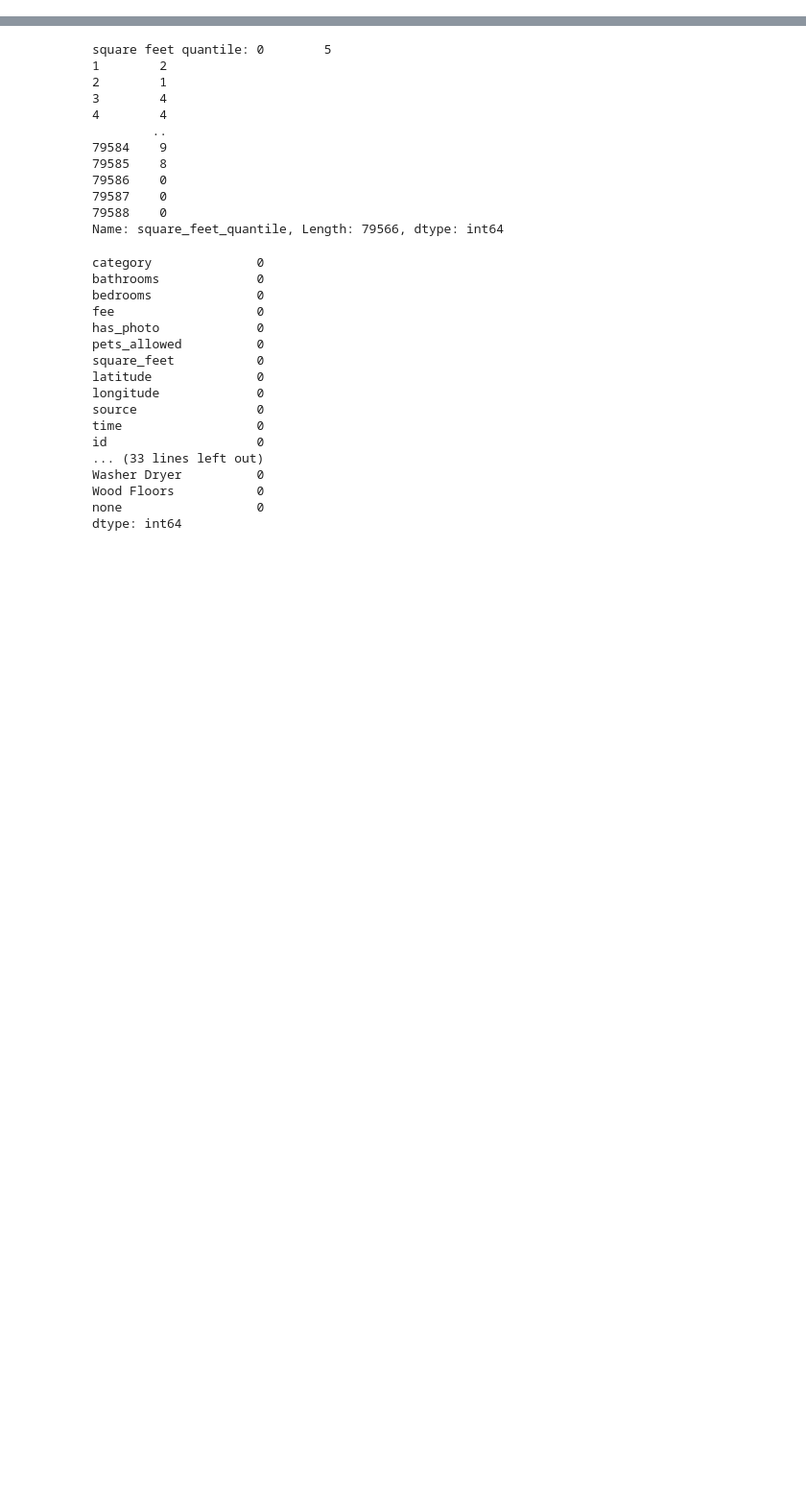
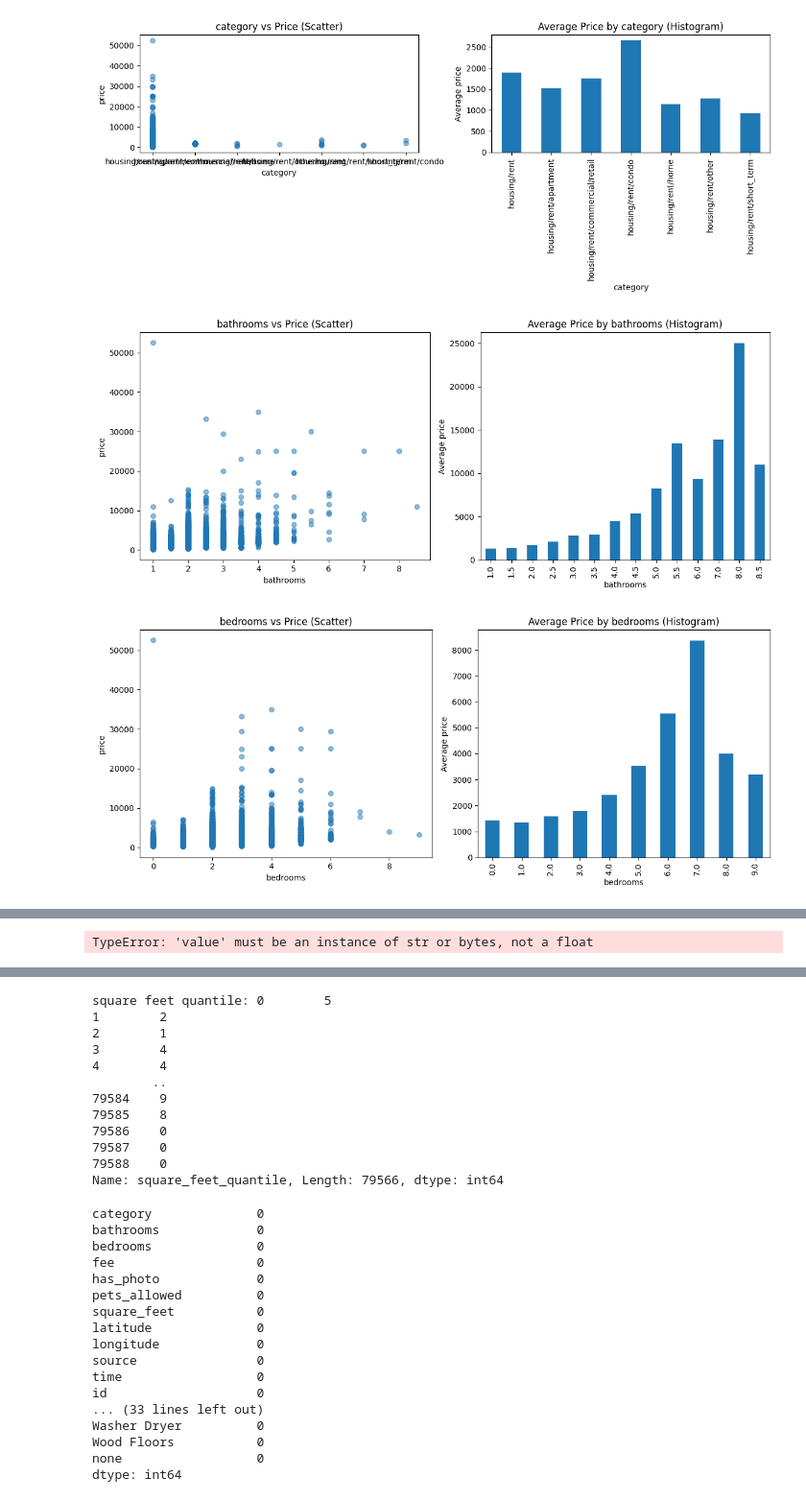
Before and after one commit to giulianaparadiso99/Data-science-lab-process-and-methods, a Jupyter notebook: main2.ipynb, the cells around one changed output, grey strips where cells are left out. Shown: that part at 96% size. Saved outputs shown, nothing was run; the diff lists cells and outputs as text; code cells hidden in the pictures; blank space fills up the shorter version.

```diff
--- a/main2.ipynb
+++ b/main2.ipynb
@@ -31,0 +98,9 @@ evaluate_df = pd.read_csv("evaluation.csv", header="infer")
+# %%
+df_2 = df.drop(columns=['amenities', 'title', 'body', 'cityname', 'latitude', 'longitude', 'id', 'address'])
+features = df_2.columns.tolist()
+# %%
+exploration_plots(df_2, features)
+# %% [output]
+[figure, added]
+[figure, added]
+[figure, added]
@@ -31,0 +110 @@ evaluate_df = pd.read_csv("evaluation.csv", header="infer")
+TypeError: 'value' must be an instance of str or bytes, not a float
```
Also changed, not shown: parts of 9 cells of this notebook.
